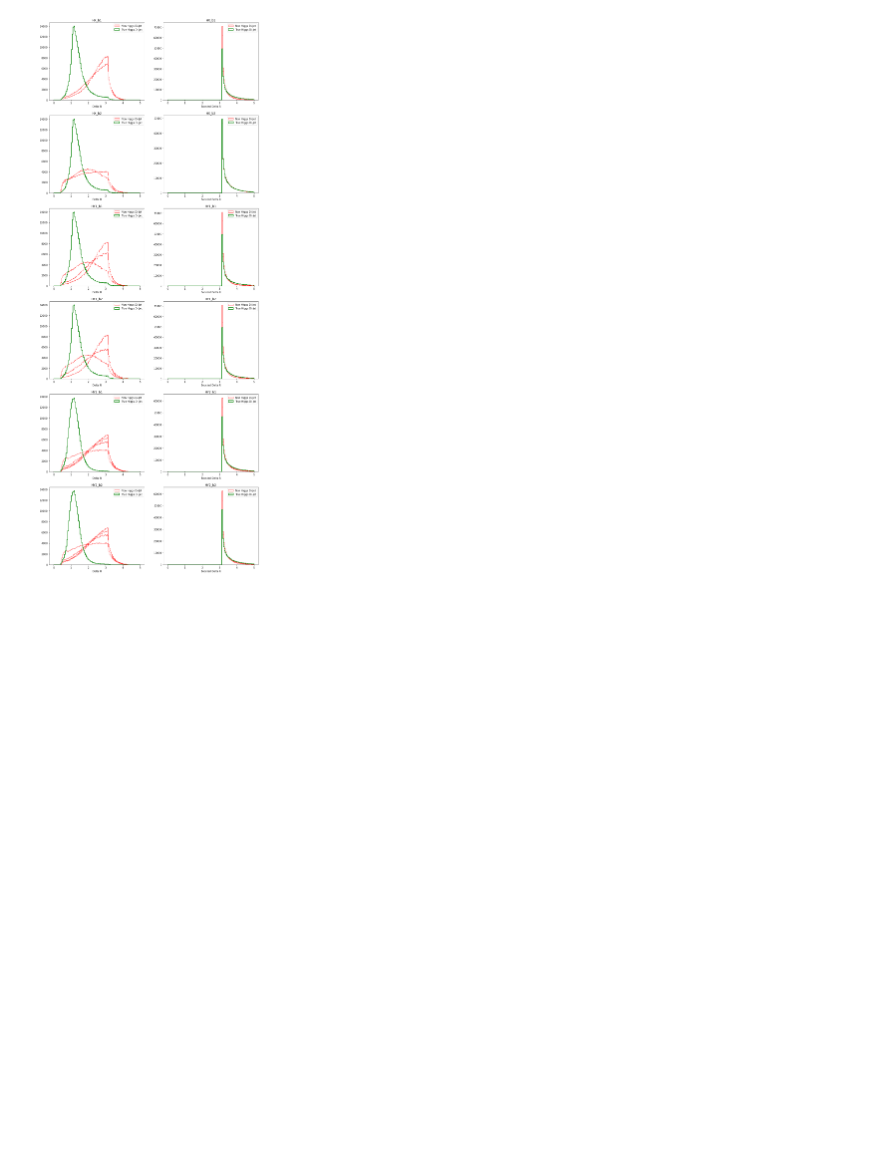
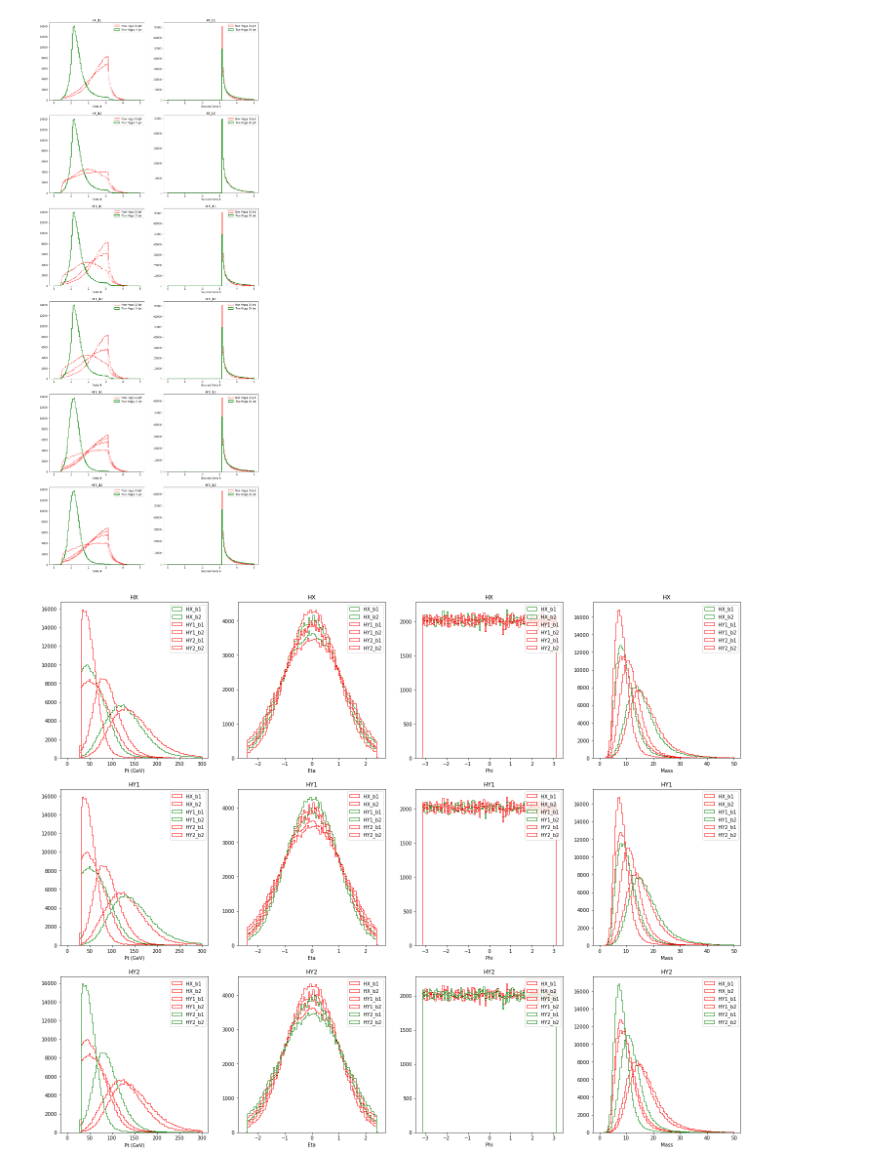
Before and after one commit to ekoenig4/analysis, a Jupyter notebook: plotter/interactive_plotter.ipynb, the cells around one changed output. Cells and saved outputs as stored; diff of their text form; code cells hidden in the pictures; blank space fills up the shorter version.

```diff
--- a/plotter/interactive_plotter.ipynb
+++ b/plotter/interactive_plotter.ipynb
@@ -116,6 +129,7 @@ def dijet_comparison(ax,bjet,indexlist,variable,title=None,xlabel=None,bins=None
     ax.legend()
 # %%
 fig, axs = plt.subplots(nrows=6, ncols=4, figsize=(25,40))
+varmap["m"]["bins"] = np.linspace(0,300,100)
 
 for i,(bjet,indexlist) in enumerate(dijet_indexmap.items()):
     for j,(var,info) in enumerate(varmap.items()):
@@ -155,6 +169,7 @@ def nonH_dijet_2D_comparison(fig,ax,bjet,indexlist,variable,title=None,xlabel=No
     fig.colorbar(im, ax=ax)
 # %%
 fig, axs = plt.subplots(nrows=12, ncols=4, figsize=(25,75))
+varmap["m"]["bins"] = np.linspace(0,300,100)
 
 for i,(bjet,indexlist) in enumerate(dijet_indexmap.items()):
     for j,(var,info) in enumerate(varmap.items()):
@@ -174,3 +189,28 @@ for i,(bjet,indexlist) in enumerate(dijet_indexmap.items()):
         dijet_comparison(axs[i][1],bjet,indexlist,f"bjet_boost_{var}",title=bjet,**info)
 # %% [output]
 [figure]
+# %%
+def bjet_pair_comparison(ax,pair,variable,title=None,xlabel=None,bins=None):
+    tag = "" if variable != "pt" else "Regressed"
+    pairlist = {"HX":[],"HY1":[],"HY2":[]}
+    for p,blist in pairlist.items():
+        for i in (1,2):
+            blist.append( ttree[f"{p}_b{i}_recojet_{variable}{tag}"].array())
+
+    ax.set_title(title)
+    ax.set_xlabel(xlabel)
+
+    for p,blist in pairlist.items():
+        color = "green" if p == pair else "red"
+        for i,b in enumerate(blist):
+            ax.hist(b,histtype="step",color=color,bins=bins,label=f"{p}_b{i+1}")
+    ax.legend()
+# %%
+fig, axs = plt.subplots(nrows=3, ncols=4, figsize=(25,20))
+varmap["m"]["bins"] = np.linspace(0,50,100)
+
+for i,pair in enumerate( ("HX","HY1","HY2") ):
+    for j,(var,info) in enumerate(varmap.items()):
+        bjet_pair_comparison(axs[i][j],pair,var,title=pair,**info)
+# %% [output]
+[figure, added]
```
Also changed, not shown: parts of 6 cells of this notebook, 2 other files.
